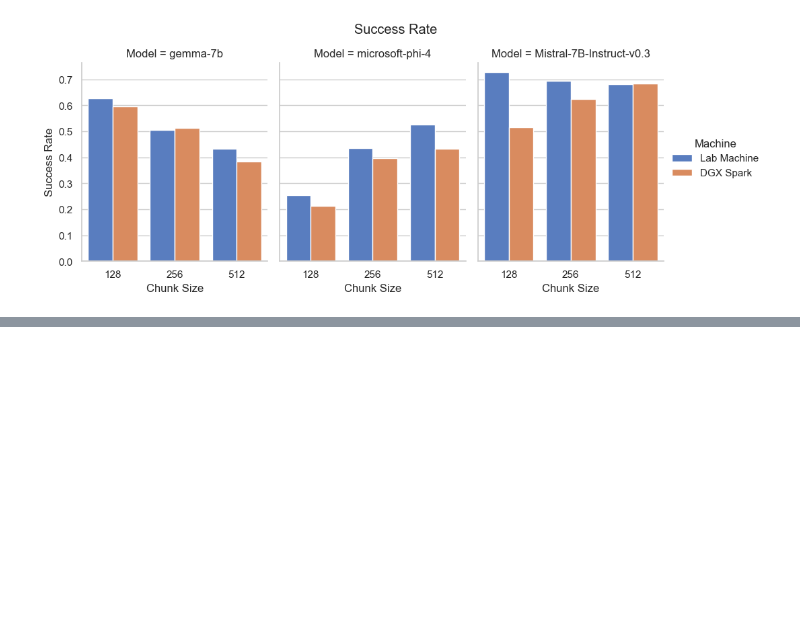
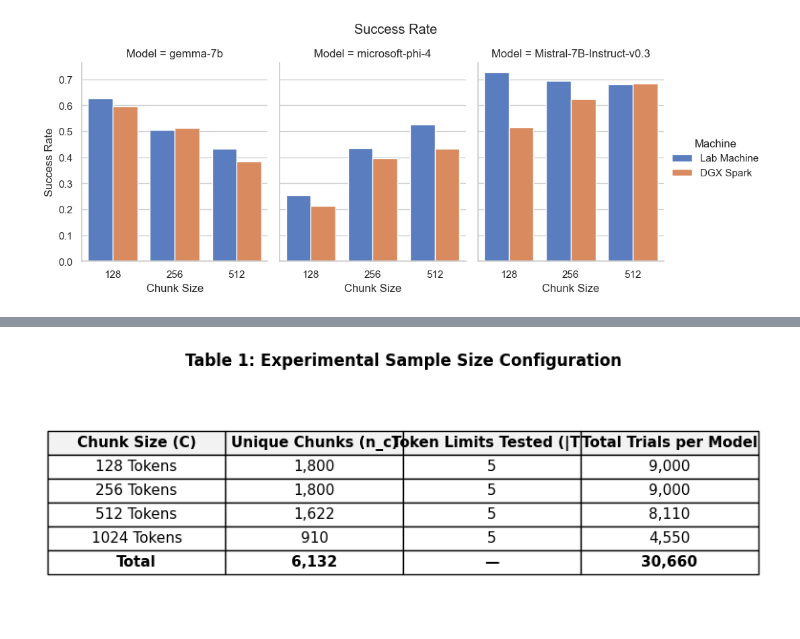
Before and after one commit to jeffreywallphd/LMForge, a Jupyter notebook: Sandbox/Yaman/Fall25/Plot_Models_Results.ipynb, the cells around one changed output, grey strips where cells are left out. Saved outputs shown, nothing was run; the diff lists cells and outputs as text; code cells hidden in the pictures; blank space fills up the shorter version.

```diff
--- a/Sandbox/Yaman/Fall25/Plot_Models_Results.ipynb
+++ b/Sandbox/Yaman/Fall25/Plot_Models_Results.ipynb
@@ -1443,0 +1478,40 @@ save_faceted_barplot(full_df, "max_tokens", "rougeL", "model", "chunk_size",
+# %%
+import matplotlib.pyplot as plt
+import pandas as pd
+
+# Data for the table
+data = {
+    "Chunk Size (C)": ["128 Tokens", "256 Tokens", "512 Tokens", "1024 Tokens", "Total"],
+    "Unique Chunks (n_c)": ["1,800", "1,800", "1,622", "910", "6,132"],
+    "Token Limits Tested (|T|)": ["5", "5", "5", "5", "—"],
+    "Total Trials per Model": ["9,000", "9,000", "8,110", "4,550", "30,660"]
+}
+
+# Create DataFrame
+df = pd.DataFrame(data)
+
+# Create the figure and axis
+fig, ax = plt.subplots(figsize=(8, 3)) # Adjust size as needed
+ax.axis('tight')
+ax.axis('off')
+
+# Create the table
+table = ax.table(cellText=df.values, colLabels=df.columns, cellLoc='center', loc='center')
+
+# Styling the table
+table.auto_set_font_size(False)
+table.set_fontsize(11)
+table.scale(1.2, 1.5) # Adjust scale for better readability
+
+# Bold the headers
+for (row, col), cell in table.get_celld().items():
+    if row == 0:
+        cell.set_text_props(weight='bold')
+        cell.set_facecolor('#f2f2f2') # Light gray background for headers
+    if row == 5: # Total row
+        cell.set_text_props(weight='bold')
+
+plt.title("Table 1: Experimental Sample Size Configuration", pad=20, weight='bold')
+plt.show()
+# %% [output]
+[figure, added]
```
Also changed, not shown: parts of 1 cell of this notebook, 9 other files.
